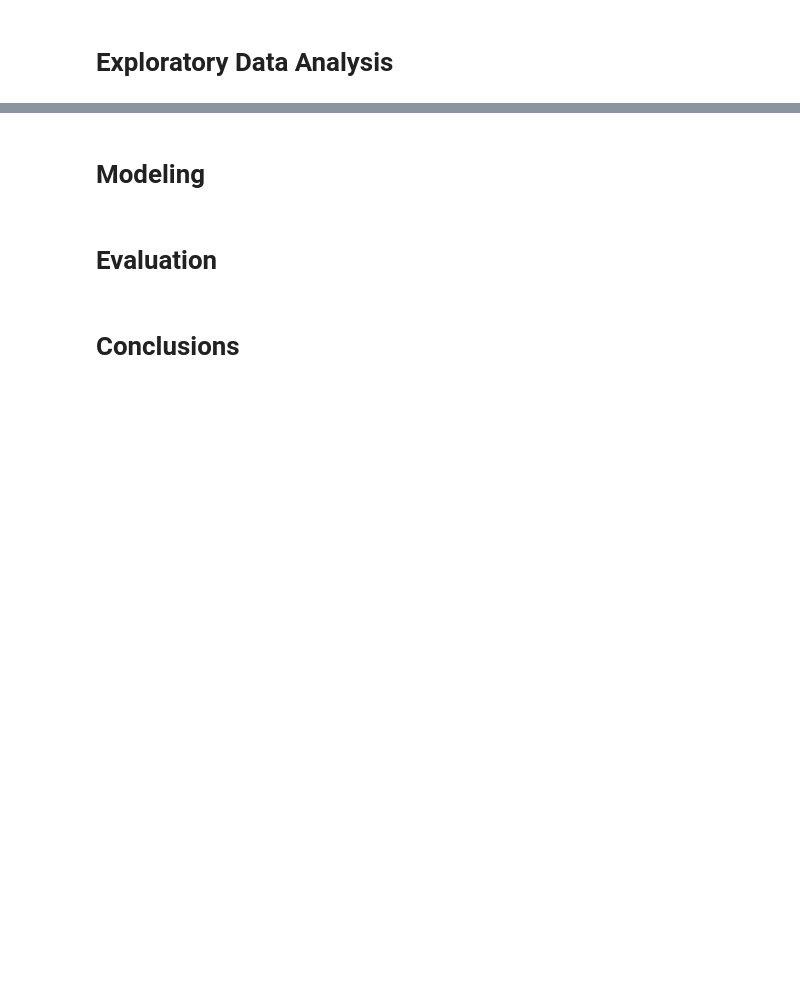
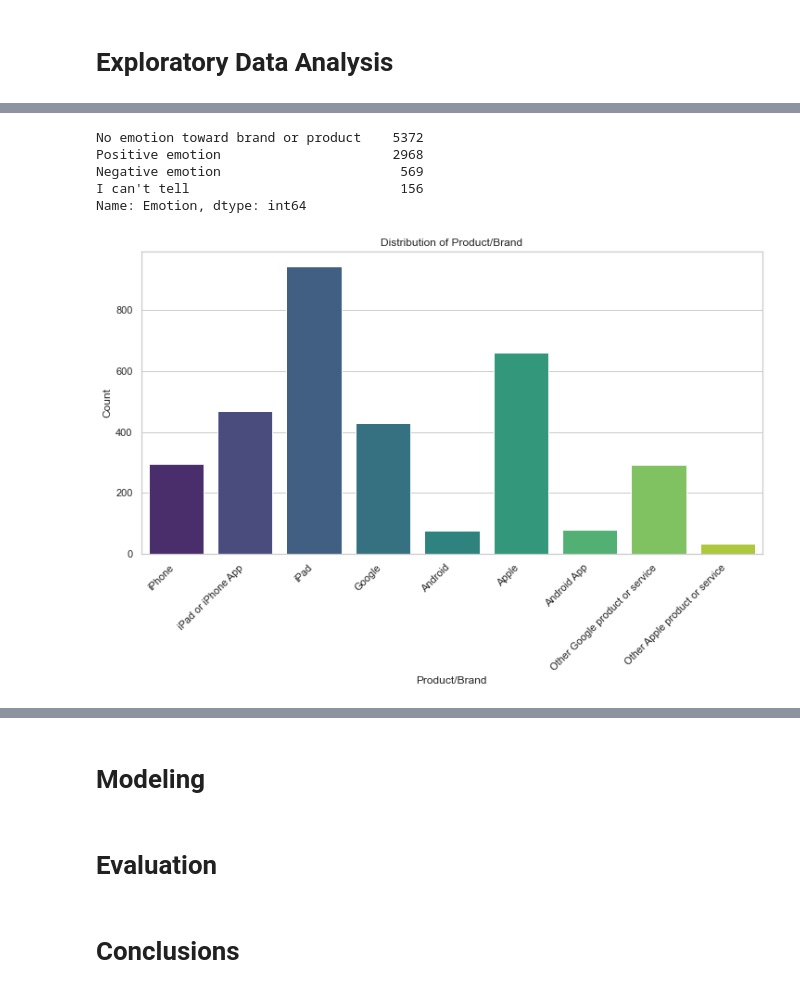
Before and after one commit to sfp13VA/Twitter_Sentiment_Project, a Jupyter notebook: notebook.ipynb, the cells around one changed output, grey strips where cells are left out. Drawn from its saved outputs; the diff is of its cells as text; code cells hidden in the pictures; blank space fills up the shorter version.

Commit message:
data cleaning, EDA, preprocessing

```diff
--- a/notebook.ipynb
+++ b/notebook.ipynb
@@ -84,0 +120,3 @@ Name: Emotion, dtype: int64
+# %%
+# drop duplicates
+df.drop_duplicates(subset='Tweet', keep='first', inplace=True)
@@ -84,0 +147,3 @@ Name: Emotion, dtype: int64
+# %%
+# drop null values
+df = df.dropna(subset=['Tweet'])
@@ -84,0 +159,6 @@ Name: Emotion, dtype: int64
+# %%
+# remove links and non-alphanumeeic characters, replace user mentions
+df['clean_text'] = df['Tweet'].apply(clean_tweet_text)
+df['hashtags'] = df['Tweet'].apply(extract_hashtag_words)
+
+df['clean_text'][0]
@@ -86,0 +193,33 @@ Name: Emotion, dtype: int64
+# %%
+# check values and their distributons for Emotion
+
+df['Emotion'].value_counts()
+# %% [output]
+No emotion toward brand or product    5372
+Positive emotion                      2968
+Negative emotion                       569
+I can't tell                           156
+Name: Emotion, dtype: int64
+# %%
+# Visualize these distributions
+emotion_distribution = df['Product/Brand'].value_counts()
+
+# Set the style of seaborn
+sns.set(style="whitegrid")
+
+# Create a count plot
+plt.figure(figsize=(12, 6))
+sns.countplot(x='Product/Brand', data=df, palette="viridis")
+
+# Add labels and title
+plt.title('Distribution of Product/Brand')
+plt.xlabel('Product/Brand')
+plt.ylabel('Count')
+
+# Rotate x-axis labels for better readability
+plt.xticks(rotation=45, ha='right')
+
+# Show the plot
+plt.show()
+# %% [output]
+[figure, added]
```
Also changed, not shown: parts of 32 cells of this notebook.
